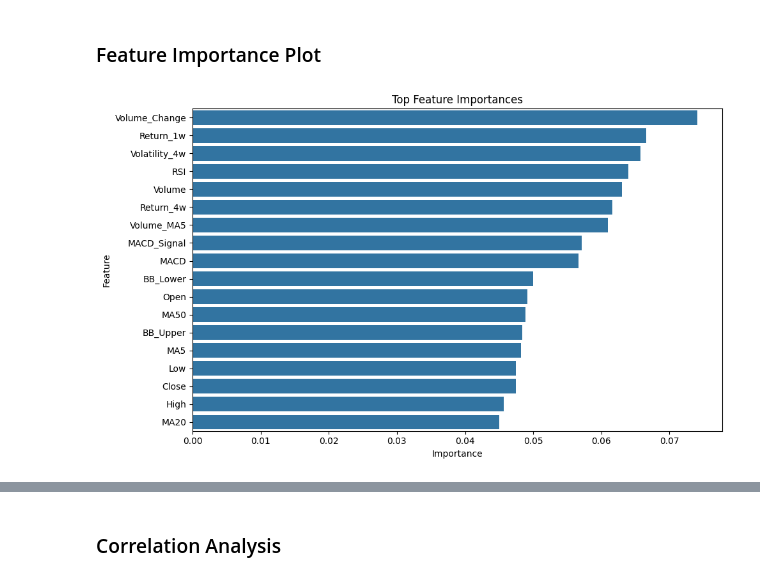
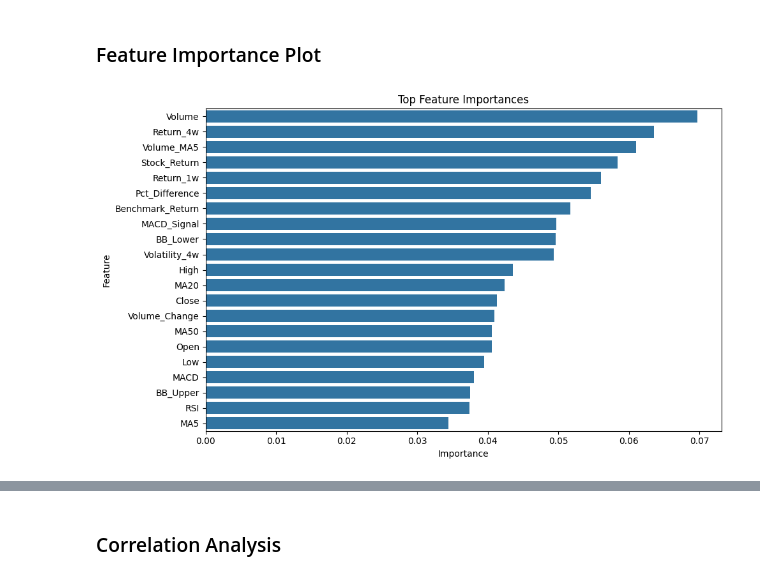
Before and after one commit to PEEMAI2004/CPE-232-Project, a Jupyter notebook: Portfolio Management Project Using Random Forest.ipynb, the cells around one changed output, grey strips where cells are left out. Saved outputs shown, nothing was run; the diff lists cells and outputs as text; code cells hidden in the pictures.

Commit message:
Try with only one stock
I work well

```diff
--- a/Portfolio Management Project Using Random Forest.ipynb
+++ b/Portfolio Management Project Using Random Forest.ipynb
@@ -56,8 +64,8 @@ def add_technical_indicators(df):
         sub = df[df["Symbol"] == symbol].sort_values("Date").copy()
 
         # Momentum: past 1-week and 4-week returns
-        sub["Return_1w"] = sub["Close"].pct_change(1*7)
-        sub["Return_4w"] = sub["Close"].pct_change(4*7)
+        sub["Return_1w"] = sub["Close"].pct_change(1)
+        sub["Return_4w"] = sub["Close"].pct_change(4)
 
         # Volatility: Rolling std dev
         sub["Volatility_4w"] = sub["Close"].rolling(window=4).std()
@@ -84,6 +92,8 @@ def add_technical_indicators(df):
         sub["BB_Upper"] = bb.bollinger_hband()
         sub["BB_Lower"] = bb.bollinger_lband()
 
+        #
+
         result.append(sub)
 
     features_df = pd.concat(result).reset_index(drop=True)
@@ -114,9 +124,18 @@ def create_outperformance_labels(features_df, benchmark_df):
     # Merge benchmark return into stock data
     df = features_df.merge(benchmark_df[["Date", "Benchmark_Return_Next"]], on="Date", how="left")
 
-    # Calculate stock return next week
+    # Calculate benchmark return this week
+    df["Benchmark_Return"] = df["Benchmark_Return_Next"].shift(1)
+
+    # Calculate stock return this week and next week
     price_col = "Adj Close" if "Adj Close" in df.columns else "Close"
     df["Stock_Return_Next"] = df.groupby("Symbol")[price_col].pct_change().shift(-1)
+    df["Stock_Return"] = df["Stock_Return_Next"].shift(1)
+
+    df.dropna(inplace=True)
+
+    # Calculate this week's pct return over to the benchmark
+    df["Pct_Difference"] = (df["Stock_Return"] - df["Benchmark_Return"]) / df["Benchmark_Return"]
 
     # Label = 1 if stock outperforms benchmark, else 0
     df["Label"] = (df["Stock_Return_Next"] > df["Benchmark_Return_Next"]).astype(int)
@@ -128,5 +147,5 @@ benchmark_df = pd.read_csv("stock_sector_data.csv", usecols=["Date", "Symbol", "
 benchmark_df = benchmark_df[benchmark_df["Symbol"] == benchmark_symbol].reset_index(drop=True)
 
 labeled_df = create_outperformance_labels(features_df, benchmark_df)
-labeled_df[["Date", "Symbol", "Sector", "Stock_Return_Next", "Benchmark_Return_Next", "Label"]].tail()
+labeled_df.tail()
 # %% [output]
@@ -150,7 +170,8 @@ def preprocess_data(df):
     df = df.fillna(df.median(numeric_only=True))
 
     # Keep only numeric feature columns
-    exclude_cols = ['Date', 'Symbol', 'Sector', 'Label', 'Stock_Return_Next', 'Benchmark_Return_Next']
+    # exclude_cols = ['Date', 'Symbol', 'Sector', 'Label', 'Stock_Return_Next', 'Benchmark_Return_Next']
+    exclude_cols = ['Date', 'Sector', 'Label', 'Stock_Return_Next', 'Benchmark_Return_Next']
     feature_columns = [col for col in df.columns if col not in exclude_cols and df[col].dtype != 'object']
 
     X = df[feature_columns]
@@ -161,10 +182,3 @@ def preprocess_data(df):
     X_scaled = scaler.fit_transform(X)
 
     return X_scaled, y
-
-# Split the data: train up to 2023, test after
-train_data = labeled_df[labeled_df["Date"] < "2023-01-01"]
-test_data = labeled_df[labeled_df["Date"] >= "2023-01-01"]
-
-X_train, y_train = preprocess_data(train_data)
-X_test, y_test = preprocess_data(test_data)
@@ -173,0 +185,7 @@ Feature columns: ['Open', 'High', 'Low', 'Close', 'Volume', 'Return_1w', 'Return
+# %%
+# Split the data: train up to 2023, test after
+train_data = labeled_df[labeled_df["Date"] < "2024-11-01"]
+test_data = labeled_df[labeled_df["Date"] >= "2024-11-01"]
+
+X_train, y_train = preprocess_data(train_data)
+X_test, y_test = preprocess_data(test_data)
@@ -208,25 +233,25 @@ ROC-AUC Score:
 # %%
 import matplotlib.pyplot as plt
 import seaborn as sns
 
-exclude_cols = ['Date', 'Symbol', 'Sector', 'Label', 'Stock_Return_Next', 'Benchmark_Return_Next']
+exclude_cols = ['Date', 'Sector', 'Label', 'Stock_Return_Next', 'Benchmark_Return_Next']
 
 # Get feature importances and names
 feature_columns = [col for col in train_data.columns if col not in exclude_cols and train_data[col].dtype != 'object']
 importances = rf_model.feature_importances_
 
 # Create DataFrame for plotting
 feat_imp_df = pd.DataFrame({
     'Feature': feature_columns,
     'Importance': importances
 }).sort_values(by='Importance', ascending=False)
 
 # Plot
 plt.figure(figsize=(10, 6))
 sns.barplot(data=feat_imp_df, x='Importance', y='Feature')
 plt.title('Top Feature Importances')
 plt.tight_layout()
 plt.show()
 # %% [output]
-[figure, old version]
+[figure, new version]
 # %%
```
Also changed, not shown: parts of 25 cells of this notebook.
